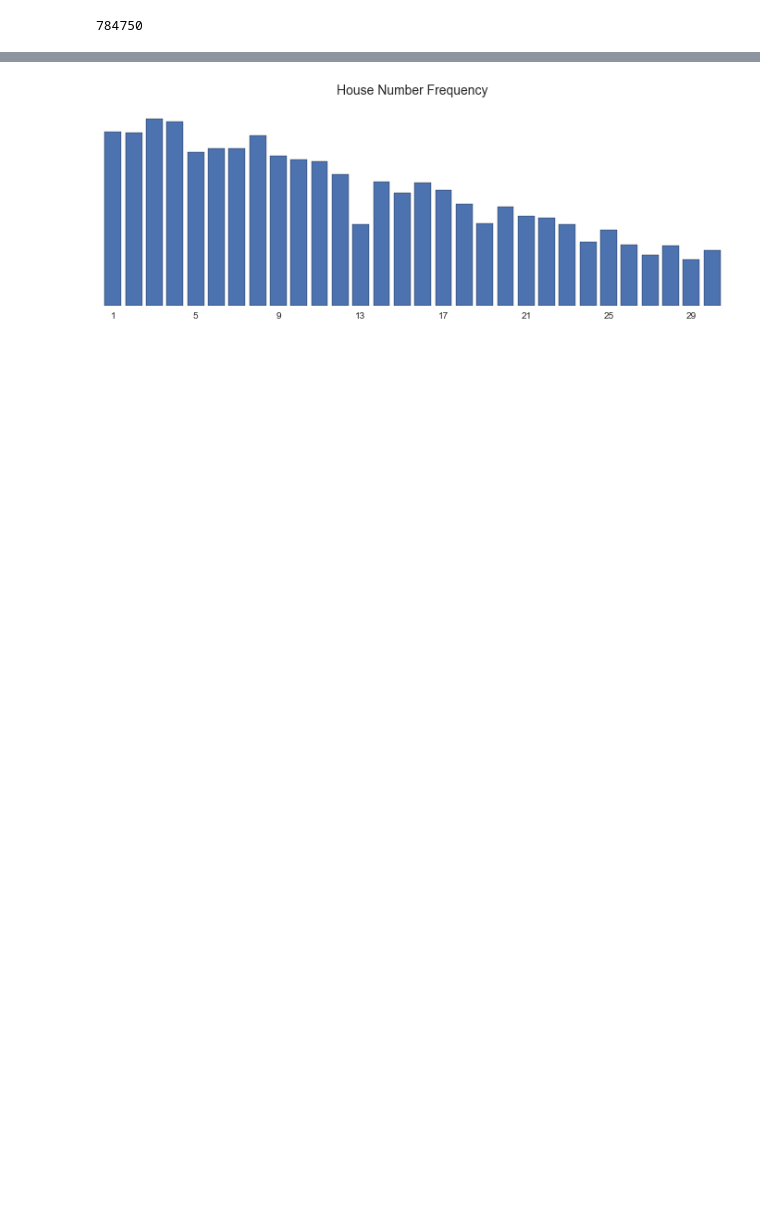
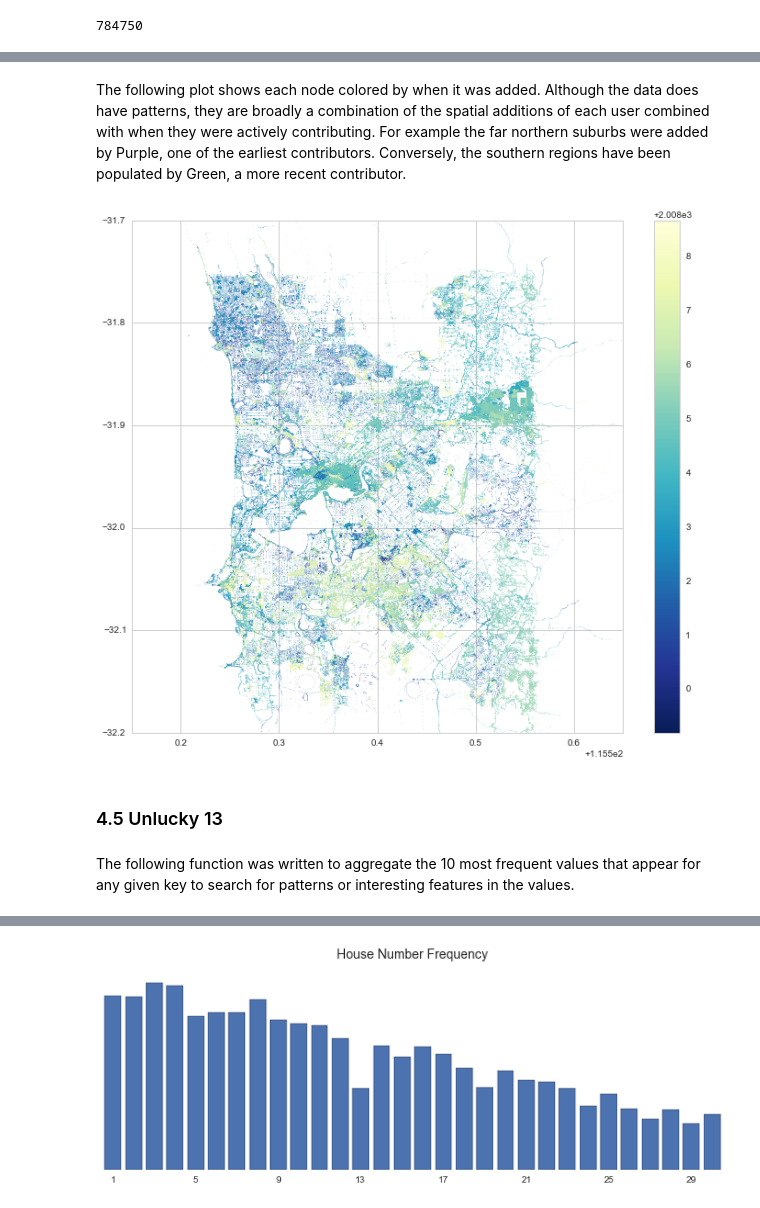
Before and after one commit to chris-jd/udacity, a Jupyter notebook: Data_Wrangling_Assignment/Data Wrangling Assignment.ipynb, the cells around one changed output, grey strips where cells are left out. Cells and saved outputs as stored; diff of their text form; code cells hidden in the pictures; blank space fills up the shorter version.

```diff
--- a/Data_Wrangling_Assignment/Data import and cleaning.ipynb
+++ b/Data_Wrangling_Assignment/Data Wrangling Assignment.ipynb
@@ -302,3 +329,19 @@ plt.show()
+# %% [markdown]
+The following plot shows each node colored by when it was added. Although the data does have patterns, they are broadly a combination of the spatial additions of each user combined with when they were actively contributing. For example the far northern suburbs were added by Purple, one of the earliest contributors. Conversely, the southern regions have been populated by Green, a more recent contributor.
+# %%
+sns.set_style('whitegrid')
+plt.figure(figsize=[12,10])
+plt.scatter(node_df.lon, node_df.lat, c=node_df.decimal_date, s=0.2, alpha=1, cmap='YlGnBu_r', lw=0)
+plt.colorbar()
+plt.xlim(115.65,116.15)
+plt.ylim(-32.2, -31.7)
+plt.show()
+# %% [output]
+[figure, added]
+# %% [markdown]
+### 4.5 Unlucky 13
+# %% [markdown]
+The following function was written to aggregate the 10 most frequent values that appear for any given key to search for patterns or interesting features in the values.
 # %%
 def top_10(key, num=10):
     cursor = osm.aggregate([
```
Also changed, not shown: parts of 85 cells of this notebook, 2 other files.
